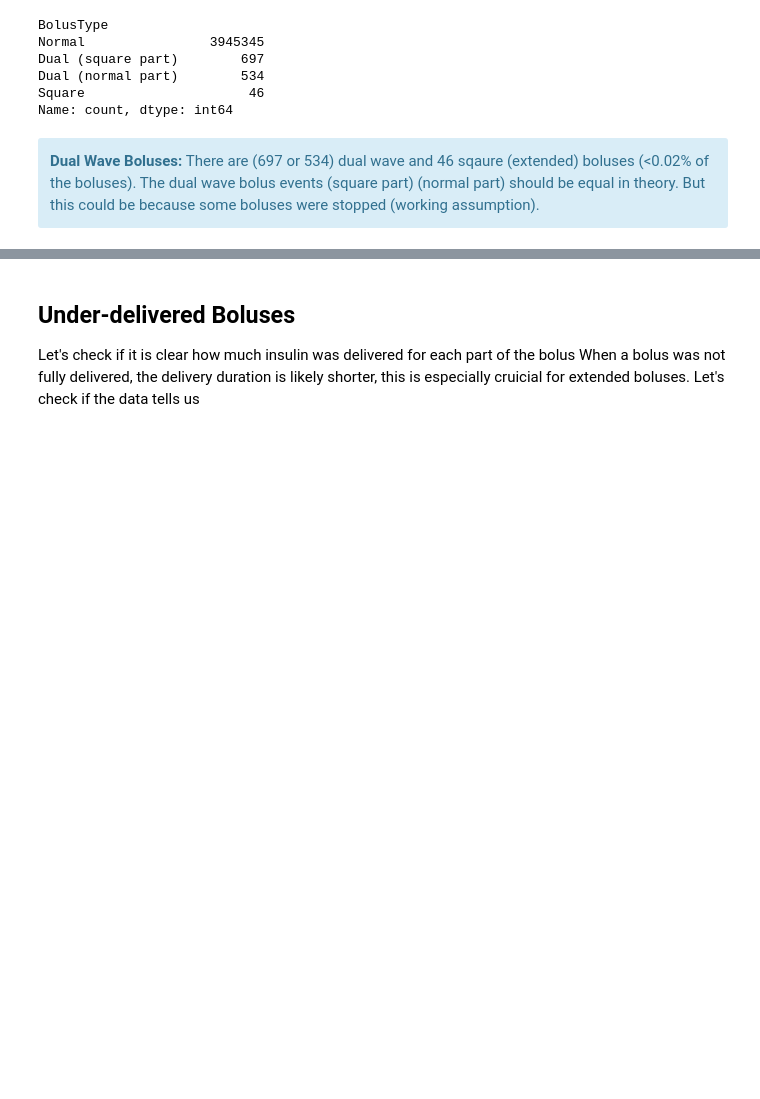
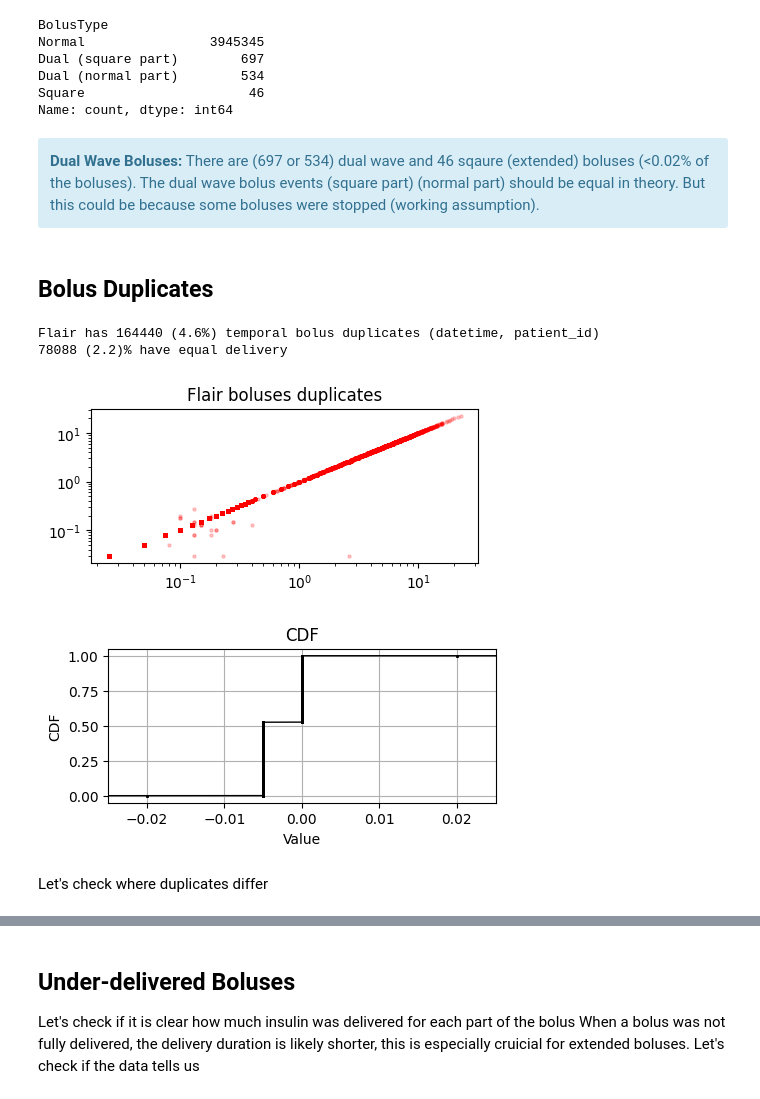
Before and after one commit to nudgebg/egvinsulin, a Jupyter notebook: notebooks/understand-flair-dataset/understand-flair-dataset.ipynb, the cells around one changed output, grey strips where cells are left out. Drawn from its saved outputs; the diff is of its cells as text; code cells hidden in the pictures; blank space fills up the shorter version.

```diff
--- a/notebooks/understand-flair-dataset/understand-flair-dataset.ipynb
+++ b/notebooks/understand-flair-dataset/understand-flair-dataset.ipynb
@@ -794,3 +798,43 @@ Square                     46
 Name: count, dtype: int64
 # %% [markdown]
 <div class="alert alert-block alert-info"> <b>Dual Wave Boluses:</b> There are (697 or 534) dual wave and 46 sqaure (extended) boluses (<0.02% of the boluses). The dual wave bolus events (square part) (normal part) should be equal in theory. But this could be because some boluses were stopped (working assumption).</div>
+# %% [markdown]
+## Bolus Duplicates
+# %%
+boluses = df_insulin.dropna(subset=['BolusDeliv'],axis=0)
+temporal_bolus_duplicates = boluses.loc[boluses.duplicated(subset=['DateTime', 'PtID'], keep=False)]
+temporal_bolus_duplicates = temporal_bolus_duplicates.sort_values(['PtID','DateTime'])
+print(f"Flair has {len(temporal_bolus_duplicates)} ({100*len(temporal_bolus_duplicates)/len(boluses):.1f}%) temporal bolus duplicates (datetime, patient_id)")
+
+n_equal_deliv = boluses.duplicated(subset=['DateTime', 'PtID', 'BolusDeliv'], keep=False).sum()
+print(f"{n_equal_deliv} ({100*n_equal_deliv/len(boluses):.1f})% have equal delivery")
+# %% [output]
+Flair has 164440 (4.6%) temporal bolus duplicates (datetime, patient_id)
+78088 (2.2)% have equal delivery
+# %%
+from src import cdf
+def get_duplicated_pairs(df, cols):
+    "returns two dataframes with the first and last rows of each group of duplicates"
+    grps = df.groupby(cols)
+    first_rows = grps.first().reset_index()
+    second_rows = grps.last().reset_index()
+    return first_rows, second_rows
+
+first,last = get_duplicated_pairs(temporal_bolus_duplicates, ['PtID', 'DateTime'])
+
+plt.figure(figsize=(5,2))
+plt.scatter(first.BolusDeliv, last.BolusDeliv, color='red', s=5, alpha=0.2)
+plt.title('Flair boluses duplicates')
+plt.xscale('log'); plt.yscale('log')
+plt.savefig(os.path.join(current_dir, 'flair_bolus_duplicates_scatter.png'))
+
+plt.figure(figsize=(5,2));ax=plt.gca()
+e = first.BolusDeliv-last.BolusDeliv
+cdf.plot_cdf(e, label='bolus1 - bolus2', ax=ax)
+plt.xlim(-0.025, 0.025)
+plt.savefig(os.path.join(current_dir, 'flair_bolus_duplicates_cdf.png'))
+# %% [output]
+[figure, added]
+[figure, added]
+# %% [markdown]
+Let's check where duplicates differ
```
Also changed, not shown: parts of 10 cells of this notebook, 4 other files.
